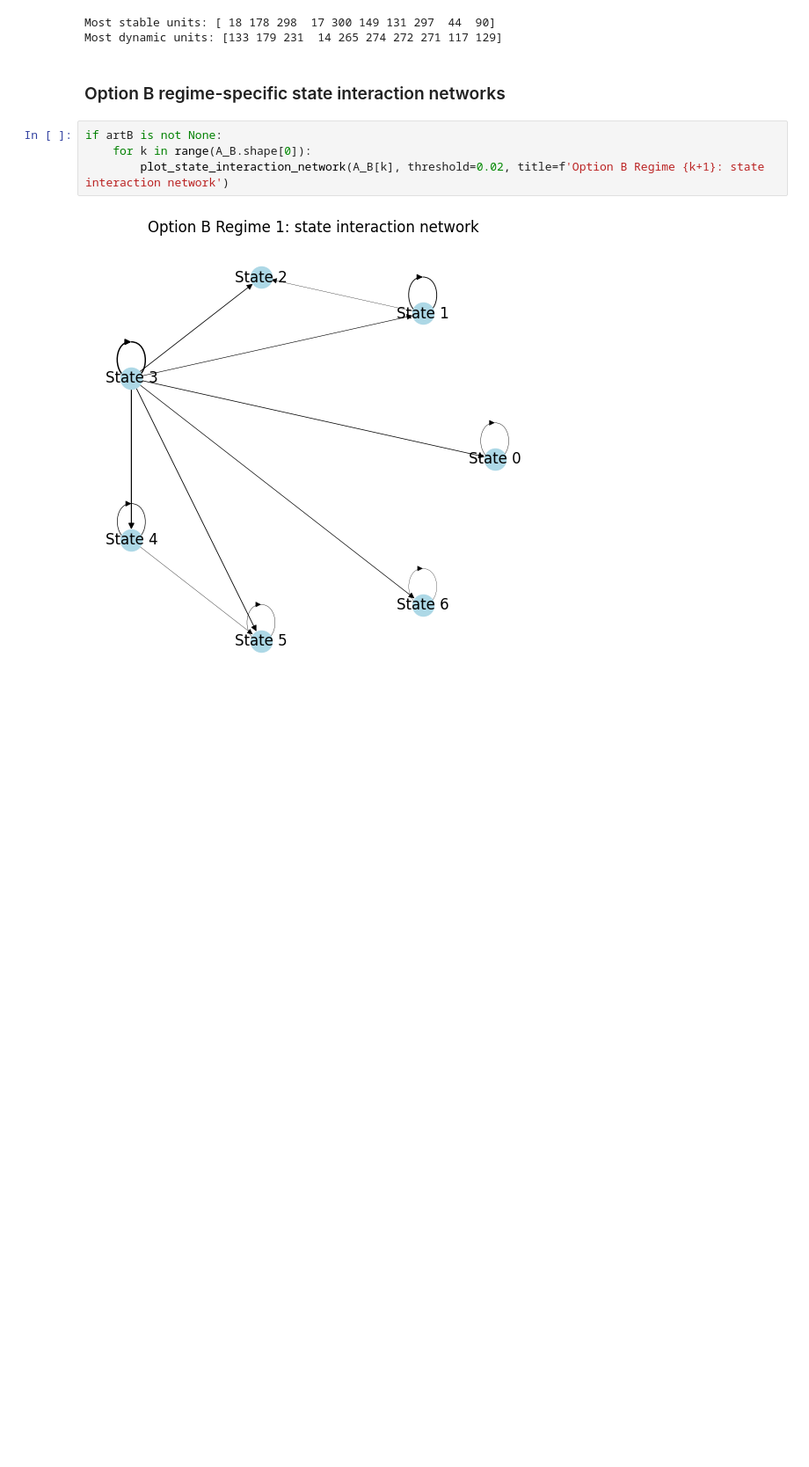
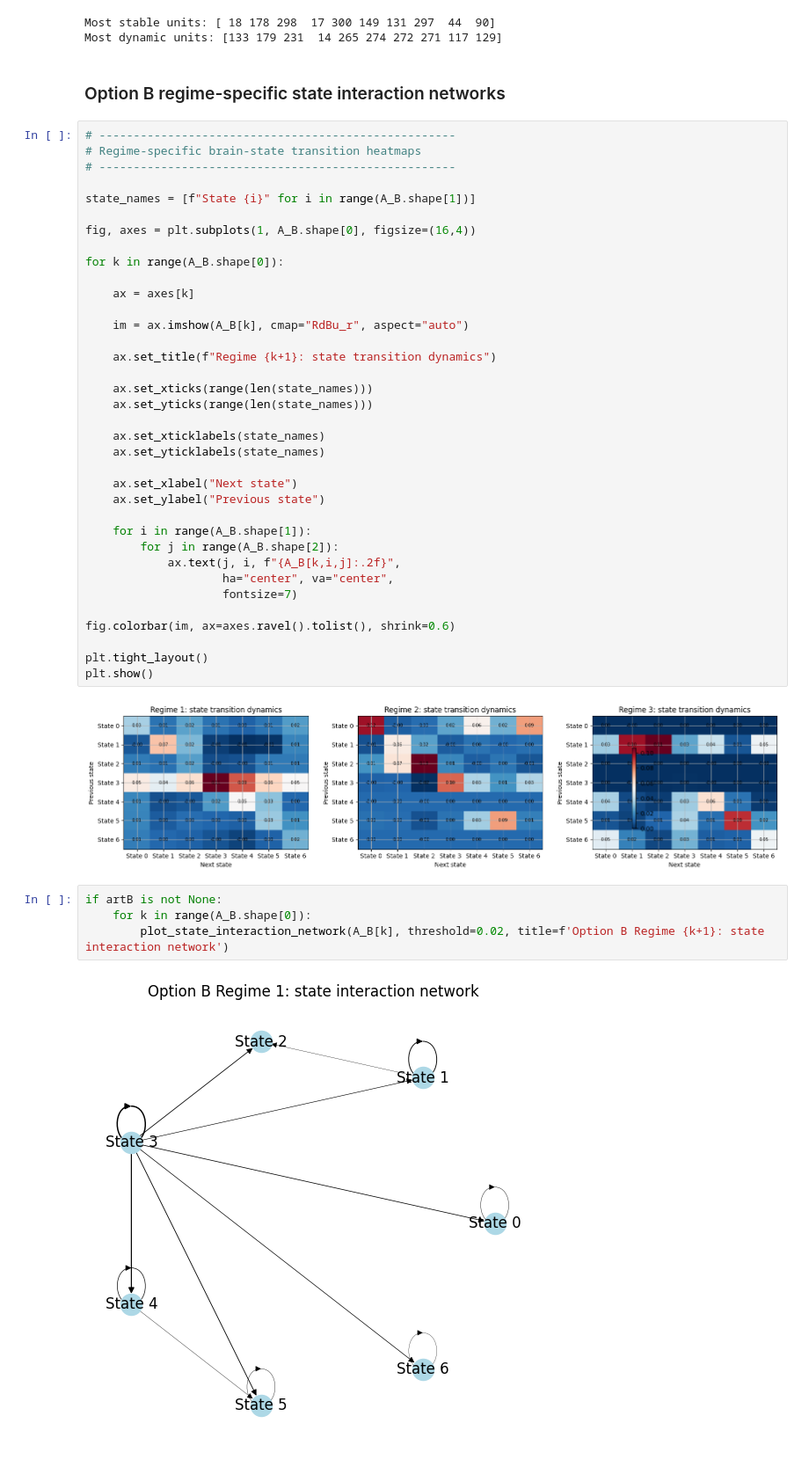
Before and after one commit to navidbahadoran/EEG-Research, a Jupyter notebook: notebooks/final_model_analysis.ipynb, the cells around one changed output. Shown at 88% size. Drawn from its saved outputs; the diff is of its cells as text; blank space fills up the shorter version.

```diff
--- a/notebooks/final_model_analysis.ipynb
+++ b/notebooks/final_model_analysis.ipynb
@@ -564,6 +564,44 @@ Most stable units: [ 18 178 298  17 300 149 131 297  44  90]
 Most dynamic units: [133 179 231  14 265 274 272 271 117 129]
 # %% [markdown]
 ### Option B regime-specific state interaction networks
+# %%
+# ----------------------------------------------------
+# Regime-specific brain-state transition heatmaps
+# ----------------------------------------------------
+
+state_names = [f"State {i}" for i in range(A_B.shape[1])]
+
+fig, axes = plt.subplots(1, A_B.shape[0], figsize=(16,4))
+
+for k in range(A_B.shape[0]):
+
+    ax = axes[k]
+
+    im = ax.imshow(A_B[k], cmap="RdBu_r", aspect="auto")
+
+    ax.set_title(f"Regime {k+1}: state transition dynamics")
+
+    ax.set_xticks(range(len(state_names)))
+    ax.set_yticks(range(len(state_names)))
+
+    ax.set_xticklabels(state_names)
+    ax.set_yticklabels(state_names)
+
+    ax.set_xlabel("Next state")
+    ax.set_ylabel("Previous state")
+
+    for i in range(A_B.shape[1]):
+        for j in range(A_B.shape[2]):
+            ax.text(j, i, f"{A_B[k,i,j]:.2f}",
+                    ha="center", va="center",
+                    fontsize=7)
+
+fig.colorbar(im, ax=axes.ravel().tolist(), shrink=0.6)
+
+plt.tight_layout()
+plt.show()
+# %% [output]
+[figure, added]
 # %%
 if artB is not None:
     for k in range(A_B.shape[0]):
```
Also changed, not shown: parts of 4 cells of this notebook.
